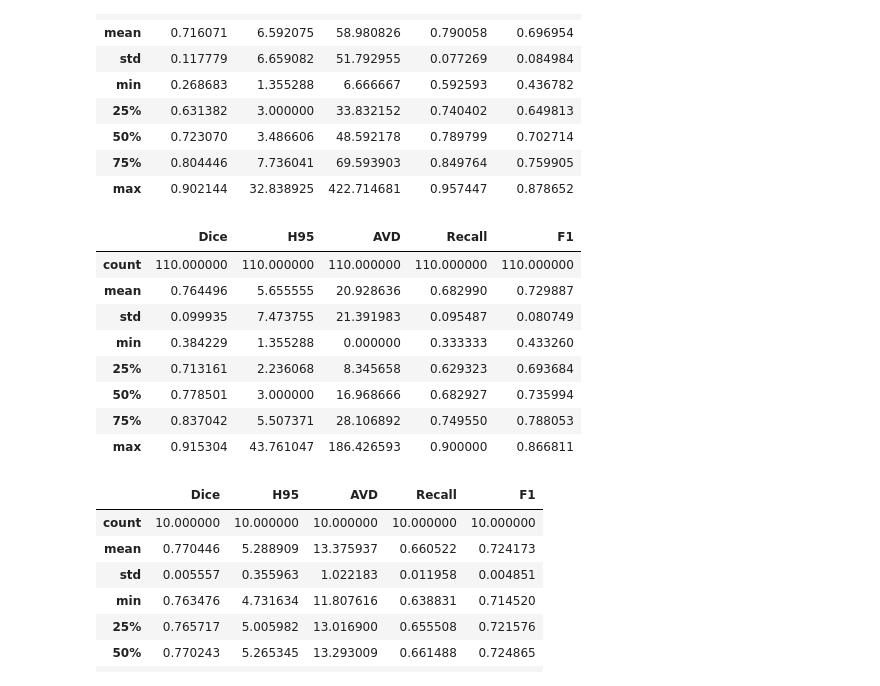
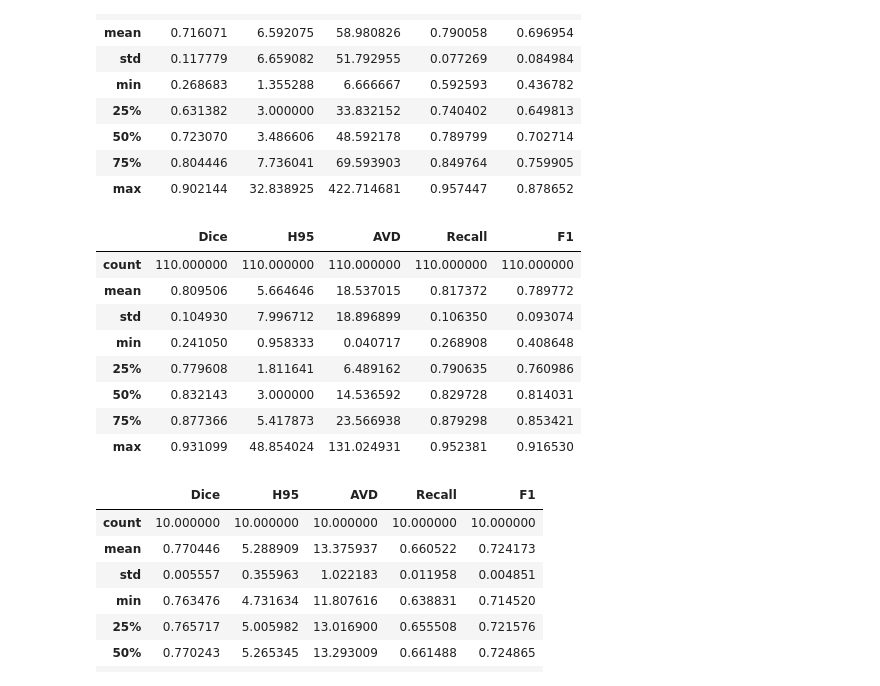
Before and after one commit to CCMunozB/mmsegmentation_whm, a Jupyter notebook: evluation.ipynb, the cells around one changed output. Drawn from its saved outputs; the diff is of its cells as text; code cells hidden in the pictures.

```diff
--- a/evluation.ipynb
+++ b/evluation.ipynb
@@ -393,7 +457,7 @@ import pandas as pd
 resultados_remos = pd.read_csv("tools_wmh/output/resultados_uper_remos_wmh.txt", header=None)
 resultados_remos.columns = ["Dice", "H95", "AVD", "Recall", "F1"]
 
-resultados_pgs = pd.read_csv("tools_wmh/output/PGS_ROBEX_Remos/pgs_results.txt", header=None)
+resultados_pgs = pd.read_csv("tools_wmh/output/pgs_results_2.txt", header=None)
 resultados_pgs.columns = ["Dice", "H95", "AVD", "Recall", "F1"]
 # %%
 resultados_remos.describe()
@@ -408,17 +472,17 @@ resultados_remos.describe()
 | 75% | 0.804446 | 7.736041 | 69.593903 | 0.849764 | 0.759905 |
 | max | 0.902144 | 32.838925 | 422.714681 | 0.957447 | 0.878652 |
 # %%
-resultados_remos.describe()
+resultados_pgs.describe()
 # %% [output]
 |  | Dice | H95 | AVD | Recall | F1 |
 | count | 110.000000 | 110.000000 | 110.000000 | 110.000000 | 110.000000 |
-| mean | 0.764496 | 5.655555 | 20.928636 | 0.682990 | 0.729887 |
-| std | 0.099935 | 7.473755 | 21.391983 | 0.095487 | 0.080749 |
-| min | 0.384229 | 1.355288 | 0.000000 | 0.333333 | 0.433260 |
-| 25% | 0.713161 | 2.236068 | 8.345658 | 0.629323 | 0.693684 |
-| 50% | 0.778501 | 3.000000 | 16.968666 | 0.682927 | 0.735994 |
-| 75% | 0.837042 | 5.507371 | 28.106892 | 0.749550 | 0.788053 |
-| max | 0.915304 | 43.761047 | 186.426593 | 0.900000 | 0.866811 |
+| mean | 0.809506 | 5.664646 | 18.537015 | 0.817372 | 0.789772 |
+| std | 0.104930 | 7.996712 | 18.896899 | 0.106350 | 0.093074 |
+| min | 0.241050 | 0.958333 | 0.040717 | 0.268908 | 0.408648 |
+| 25% | 0.779608 | 1.811641 | 6.489162 | 0.790635 | 0.760986 |
+| 50% | 0.832143 | 3.000000 | 14.536592 | 0.829728 | 0.814031 |
+| 75% | 0.877366 | 5.417873 | 23.566938 | 0.879298 | 0.853421 |
+| max | 0.931099 | 48.854024 | 131.024931 | 0.952381 | 0.916530 |
 # %%
 import pandas as pd
 
```
Also changed, not shown: parts of 2 cells of this notebook, 12 other files.
